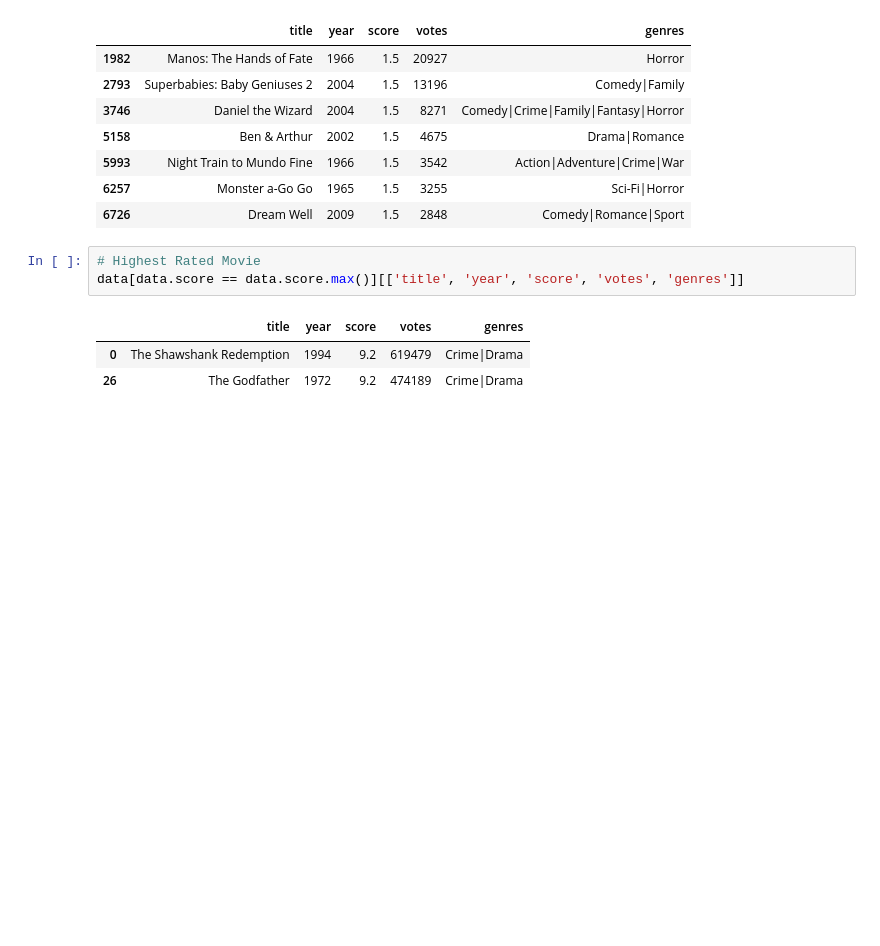
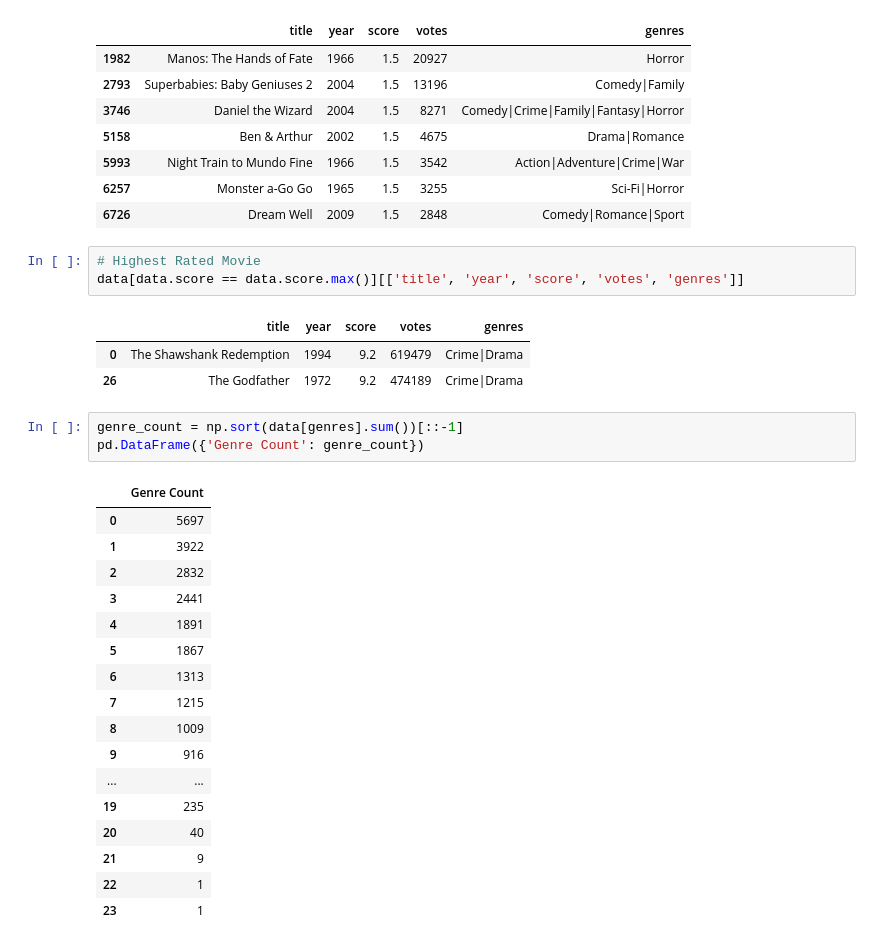
Before and after one commit to zstring/Machine-Learning-Notebooks, a Jupyter notebook: Data Scrapping.ipynb, the cells around one changed output. Saved outputs shown, nothing was run; the diff lists cells and outputs as text; blank space fills up the shorter version.

```diff
--- a/Data Scrapping.ipynb
+++ b/Data Scrapping.ipynb
@@ -217,3 +198,24 @@ data[data.score == data.score.max()][['title', 'year', 'score', 'votes', 'genres
 |  | title | year | score | votes | genres |
 | 0 | The Shawshank Redemption | 1994 | 9.2 | 619479 | Crime|Drama |
 | 26 | The Godfather | 1972 | 9.2 | 474189 | Crime|Drama |
+# %%
+genre_count = np.sort(data[genres].sum())[::-1]
+pd.DataFrame({'Genre Count': genre_count})
+# %% [output]
+|  | Genre Count |
+| 0 | 5697 |
+| 1 | 3922 |
+| 2 | 2832 |
+| 3 | 2441 |
+| 4 | 1891 |
+| 5 | 1867 |
+| 6 | 1313 |
+| 7 | 1215 |
+| 8 | 1009 |
+| 9 | 916 |
+| ... | ... |
+| 19 | 235 |
+| 20 | 40 |
+| 21 | 9 |
+| 22 | 1 |
+| 23 | 1 |
```
Also changed, not shown: parts of 2 cells of this notebook.
